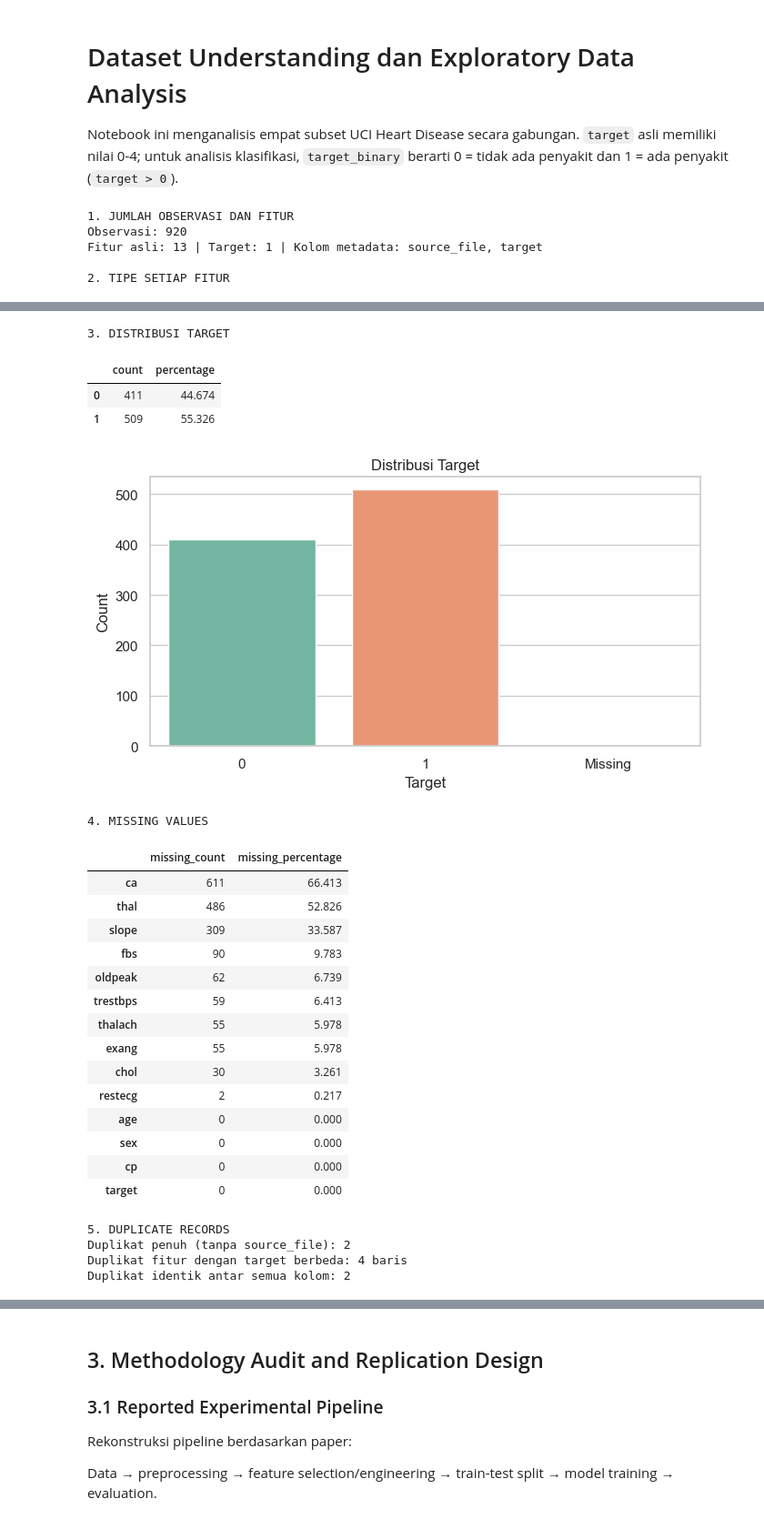
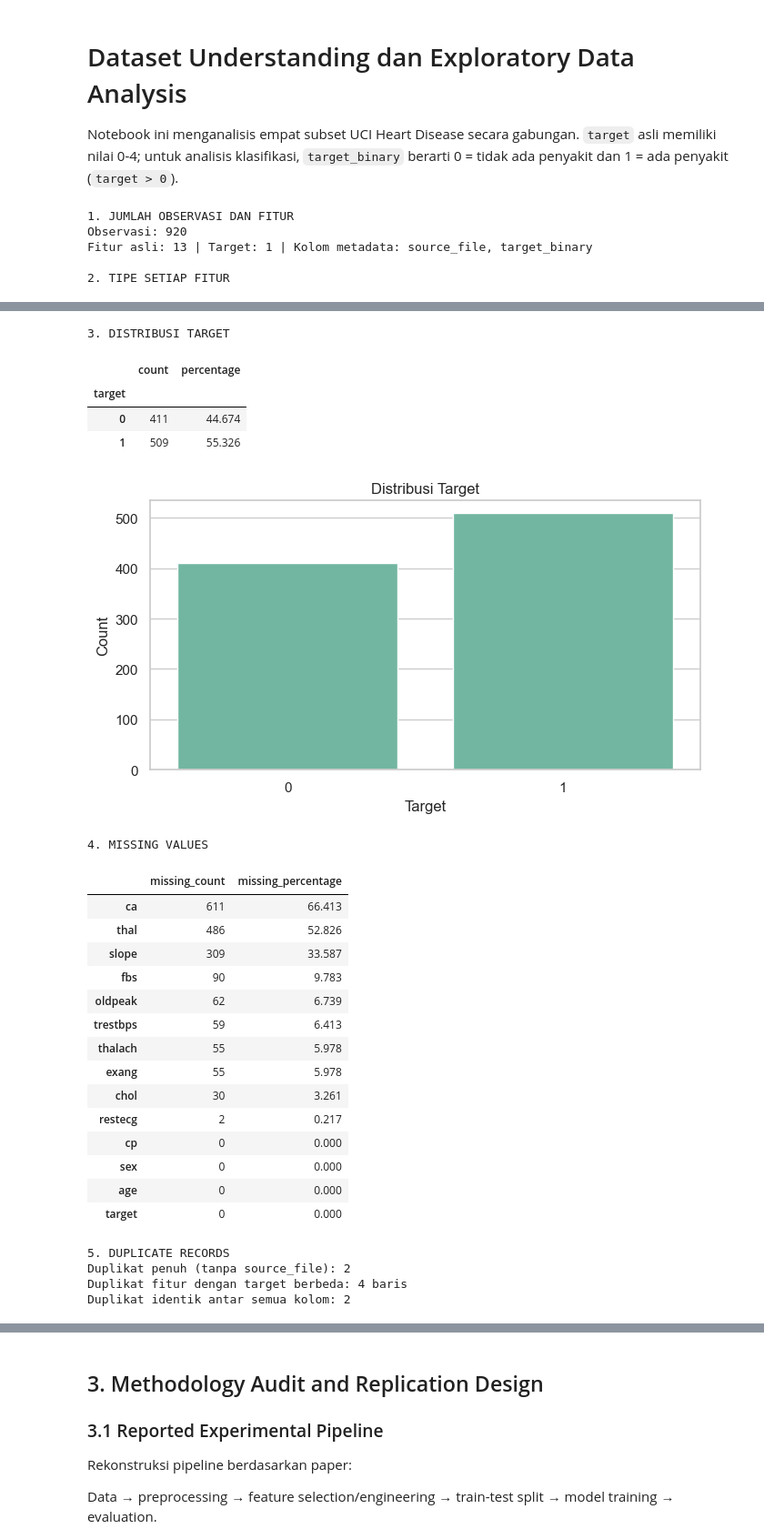
Before and after one commit to akmaliarizka5/data_science_project, a Jupyter notebook: Replication.ipynb, the cells around one changed output, grey strips where cells are left out. Shown at 91% size. Saved outputs shown, nothing was run; the diff lists cells and outputs as text; code cells hidden in the pictures.

```diff
--- a/Replication.ipynb
+++ b/Replication.ipynb
@@ -41,7 +41,6 @@ for file_name in FILE_NAMES:
 df = pd.concat(frames, ignore_index=True)
 df[FEATURE_NAMES] = df[FEATURE_NAMES].apply(pd.to_numeric, errors="coerce")
 df["target_binary"] = (df["target"] > 0).astype("Int64")
-df["target_binary"] = df["target_binary"].astype(str)
 
 print(f"Dataset berhasil dimuat: {df.shape[0]:,} observasi, {len(FEATURE_NAMES):,} fitur asli")
 display(df.head())
@@ -74,9 +73,3 @@ df
 | 918 | 58.000 | 1.000 | 4.000 | NaN | 385.000 | 1.000 | 2.000 | NaN | NaN | NaN | NaN | ... |
 | 919 | 62.000 | 1.000 | 2.000 | 120.000 | 254.000 | 0.000 | 2.000 | 93.000 | 1.000 | 0.000 | NaN | ... |
 920 rows × 15 columns
-# %%
-# change datatype for categorical column
-columns = ['sex', 'cp', 'fbs', 'restecg', 'exang', 'slope', 'ca', 'thal', 'target']
-for col in columns:
-    df[col] = df[col].astype('category')
-df
@@ -122,7 +101,7 @@ Notebook ini menganalisis empat subset UCI Heart Disease secara gabungan. `targe
 # 1-5. Ukuran data, tipe fitur, target, missing values, dan duplikasi
 print("1. JUMLAH OBSERVASI DAN FITUR")
 print(f"Observasi: {len(df):,}")
-print(f"Fitur asli: {len(FEATURE_NAMES) - 1:,} | Target: 1 | Kolom metadata: source_file, target")
+print(f"Fitur asli: {len(FEATURE_NAMES) - 1:,} | Target: 1 | Kolom metadata: source_file, target_binary")
 
 print("\n2. TIPE SETIAP FITUR")
 type_table = pd.DataFrame({
@@ -139,14 +118,8 @@ target_distribution = pd.DataFrame({
 })
 display(target_distribution)
 
-# tambahkan kategori "Missing" dulu sebelum fillna, karena dtype-nya category
-target_plot = df["target"].cat.add_categories(["Missing"]).fillna("Missing")
-
 plt.figure(figsize=(7, 4))
-sns.countplot(
-    x=target_plot,
-    order=target_plot.value_counts().sort_index().index
-)
+sns.countplot(data=df, x="target")
 plt.title("Distribusi Target")
 plt.xlabel("Target")
 plt.ylabel("Count")
@@ -167,7 +140,7 @@ print(f"Duplikat identik antar semua kolom: {df.duplicated().sum():,}")
 # %% [output]
 1. JUMLAH OBSERVASI DAN FITUR
 Observasi: 920
-Fitur asli: 13 | Target: 1 | Kolom metadata: source_file, target
+Fitur asli: 13 | Target: 1 | Kolom metadata: source_file, target_binary
 
 2. TIPE SETIAP FITUR
 |  | feature | dtype | n_unique |
@@ -188,8 +161,9 @@ Fitur asli: 13 | Target: 1 | Kolom metadata: source_file, target
 3. DISTRIBUSI TARGET
 |  | count | percentage |
+| target |  |  |
 | 0 | 411 | 44.674 |
 | 1 | 509 | 55.326 |
-[figure, old version]
+[figure, new version]
 4. MISSING VALUES
 |  | missing_count | missing_percentage |
 | ca | 611 | 66.413 |
@@ -202,9 +176,9 @@ Fitur asli: 13 | Target: 1 | Kolom metadata: source_file, target
 | exang | 55 | 5.978 |
 | chol | 30 | 3.261 |
 | restecg | 2 | 0.217 |
+| cp | 0 | 0.000 |
+| sex | 0 | 0.000 |
 | age | 0 | 0.000 |
-| sex | 0 | 0.000 |
-| cp | 0 | 0.000 |
 | target | 0 | 0.000 |
 5. DUPLICATE RECORDS
 Duplikat penuh (tanpa source_file): 2
```
Also changed, not shown: parts of 12 cells of this notebook.
